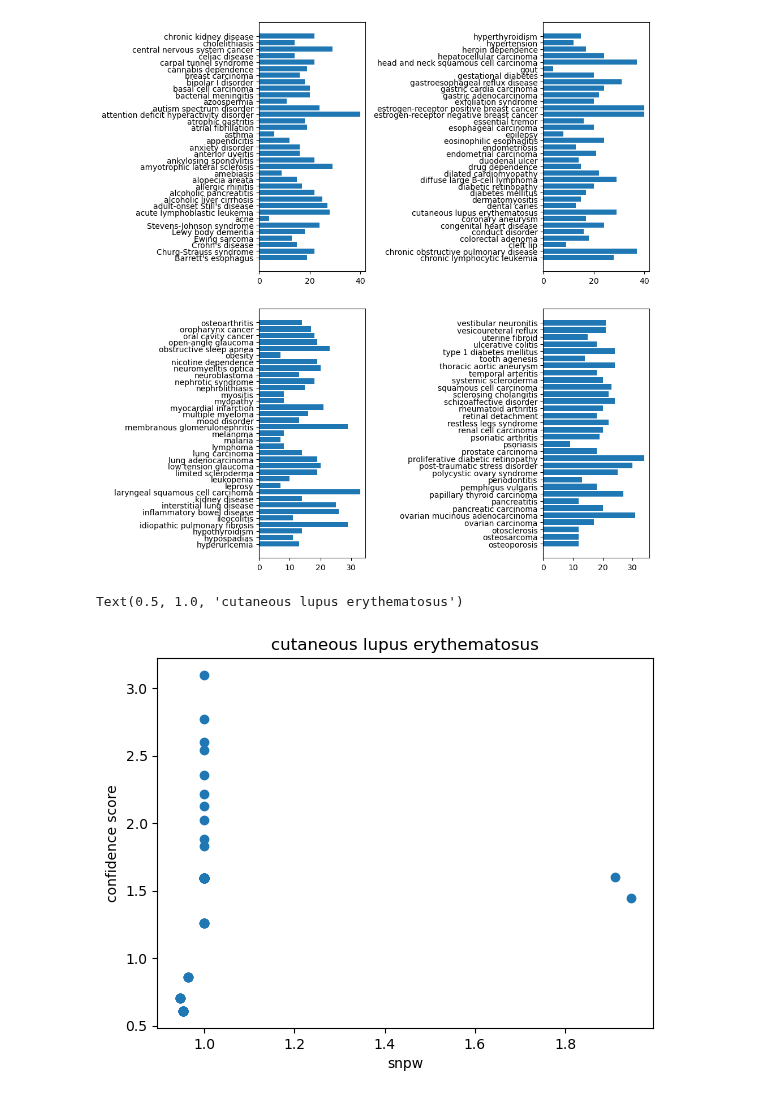
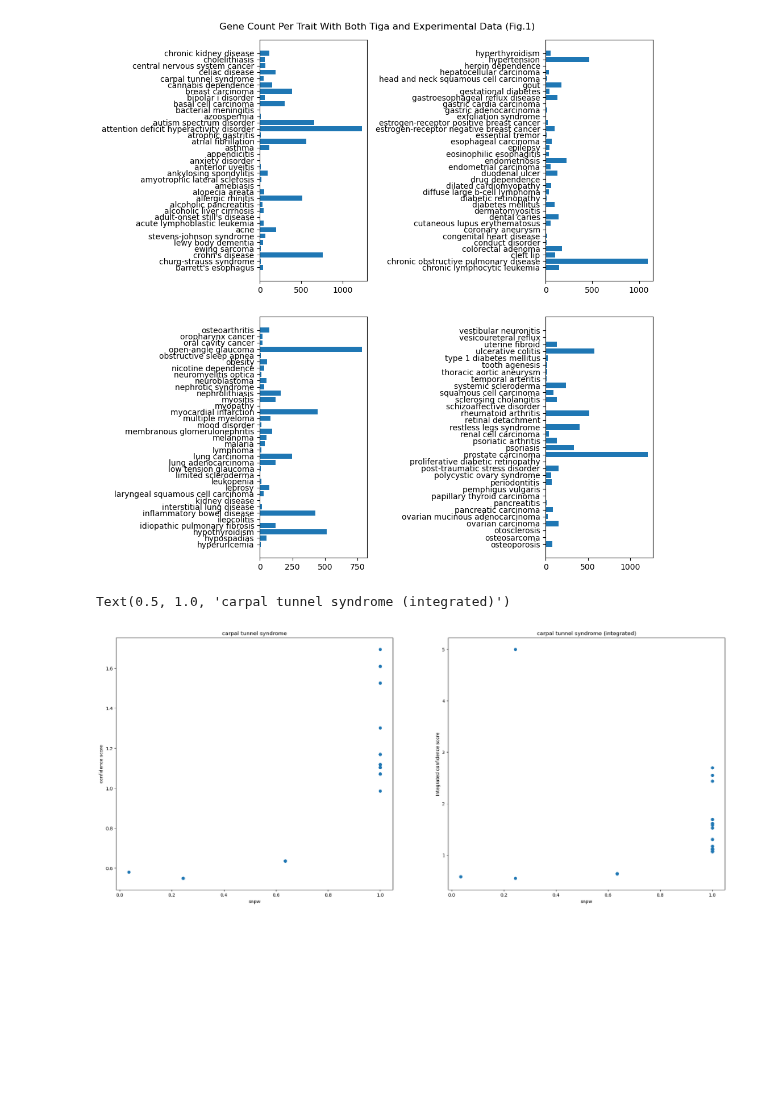
Before and after one commit to Reed-CompBio/spras-benchmarking, a Jupyter notebook: datasets/diseases/viz/viz.ipynb, the cells around one changed output. Drawn from its saved outputs; the diff is of its cells as text; code cells hidden in the pictures; blank space fills up the shorter version.

```diff
--- a/datasets/diseases/viz/viz.ipynb
+++ b/datasets/diseases/viz/viz.ipynb
@@ -10,13 +16,15 @@ trait_dict = data['trait_dict']
 import matplotlib.pyplot as plt
 from more_itertools import chunked
 
-count_dict = {x:len(x)for x in trait_dict}
+count_dict = {x:len(trait_dict[x])for x in trait_dict.keys()}
+count_df = pd.DataFrame.from_dict(count_dict.items())
 
 traits = list(count_dict.keys())
 count = list(count_dict.values())
 
 t_chunk = list(chunked(traits,(len(traits)//4)+1))
 c_chunk =  list(chunked(count,(len(count)//4)+1))
+
 
 plt.figure(figsize=(10, 10))
 
@@ -33,22 +41,37 @@ plt.subplot(2,2,4)
 plt.barh(t_chunk[3],c_chunk[3])
 
 plt.tight_layout(h_pad=3)
+plt.suptitle('Gene Count Per Trait With Both Tiga and Experimental Data (Fig.1)')
+plt.subplots_adjust(top=0.95)
+
+# count_df.to_excel("Fig1_data.xlsx")
 # %% [output]
-[figure, old version]
+[figure, new version]
 # %%
 import random
 
 diseases = list(trait_dict.keys())
 selected = diseases[random.randint(0,len(diseases)-1)]
 data = trait_dict[selected]
 snpw = data['n_snpw']
-conf_score = data['integrated_confidenceScore']
-# exp_conf_score = data['confidenceScore']
+int_conf_score = data['integrated_confidenceScore']
+exp_conf_score = data['confidenceScore']
 
-plt.scatter(snpw,conf_score)
+
+
+figs, axs = plt.subplots(1, 2,figsize=(24, 10),sharex=True)
+
+plt.subplot(1,2,1)
+plt.scatter(snpw,exp_conf_score)
 plt.xlabel('snpw')
 plt.ylabel('confidence score')
 plt.title(selected)
+
+plt.subplot(1,2,2)
+plt.scatter(snpw,int_conf_score)
+plt.xlabel('snpw')
+plt.ylabel('Integrated confidence score')
+plt.title(selected+' (integrated)')
 # %% [output]
-Text(0.5, 1.0, 'cutaneous lupus erythematosus')
+Text(0.5, 1.0, 'carpal tunnel syndrome (integrated)')
-[figure, old version]
+[figure, new version]
```
Also changed, not shown: parts of 9 cells of this notebook, 8 other files.
